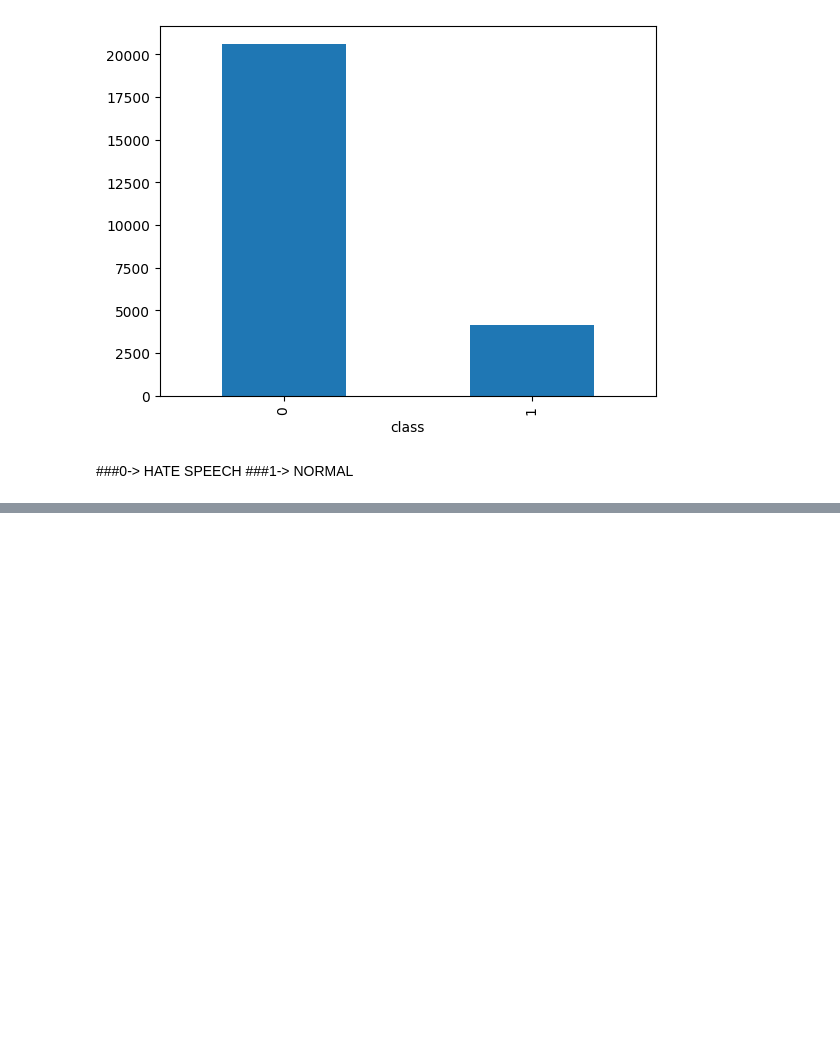
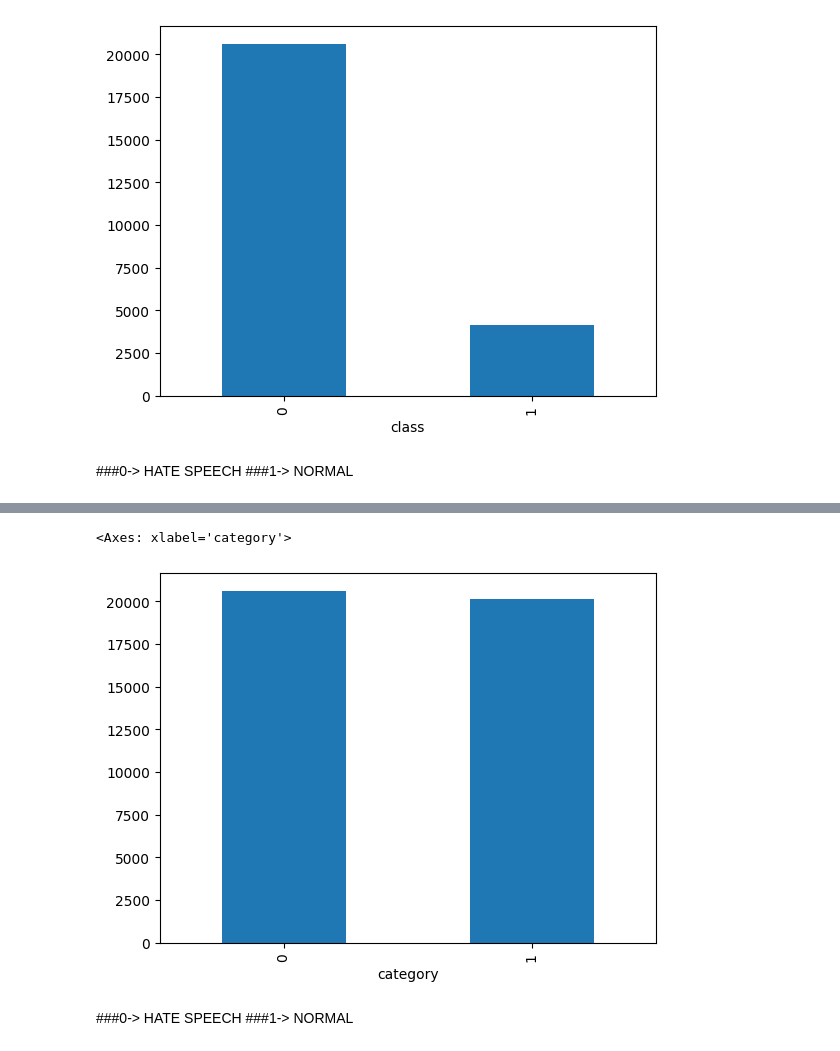
Before and after one commit to Shriansh16/NLP, a Jupyter notebook: Untitled34.ipynb, the cells around one changed output, grey strips where cells are left out. Drawn from its saved outputs; the diff is of its cells as text; code cells hidden in the pictures; blank space fills up the shorter version.

```diff
--- a/Untitled34.ipynb
+++ b/Untitled34.ipynb
@@ -78,0 +128,4 @@ df['class'].value_counts().plot(kind='bar')
+# %%
+df.rename(columns={'class':'category'},inplace=True)
+# %%
+k['category']=1
@@ -78,0 +141,2 @@ df['class'].value_counts().plot(kind='bar')
+# %%
+final_df=pd.concat([df,k])
@@ -78,0 +152,10 @@ df['class'].value_counts().plot(kind='bar')
+# %%
+final_df.reset_index(drop=True,inplace=True)
+# %%
+final_df['category'].value_counts().plot(kind='bar')
+# %% [output]
+<Axes: xlabel='category'>
+[figure, added]
+# %% [markdown]
+###0-> HATE SPEECH
+###1-> NORMAL
```
Also changed, not shown: parts of 40 cells of this notebook.
